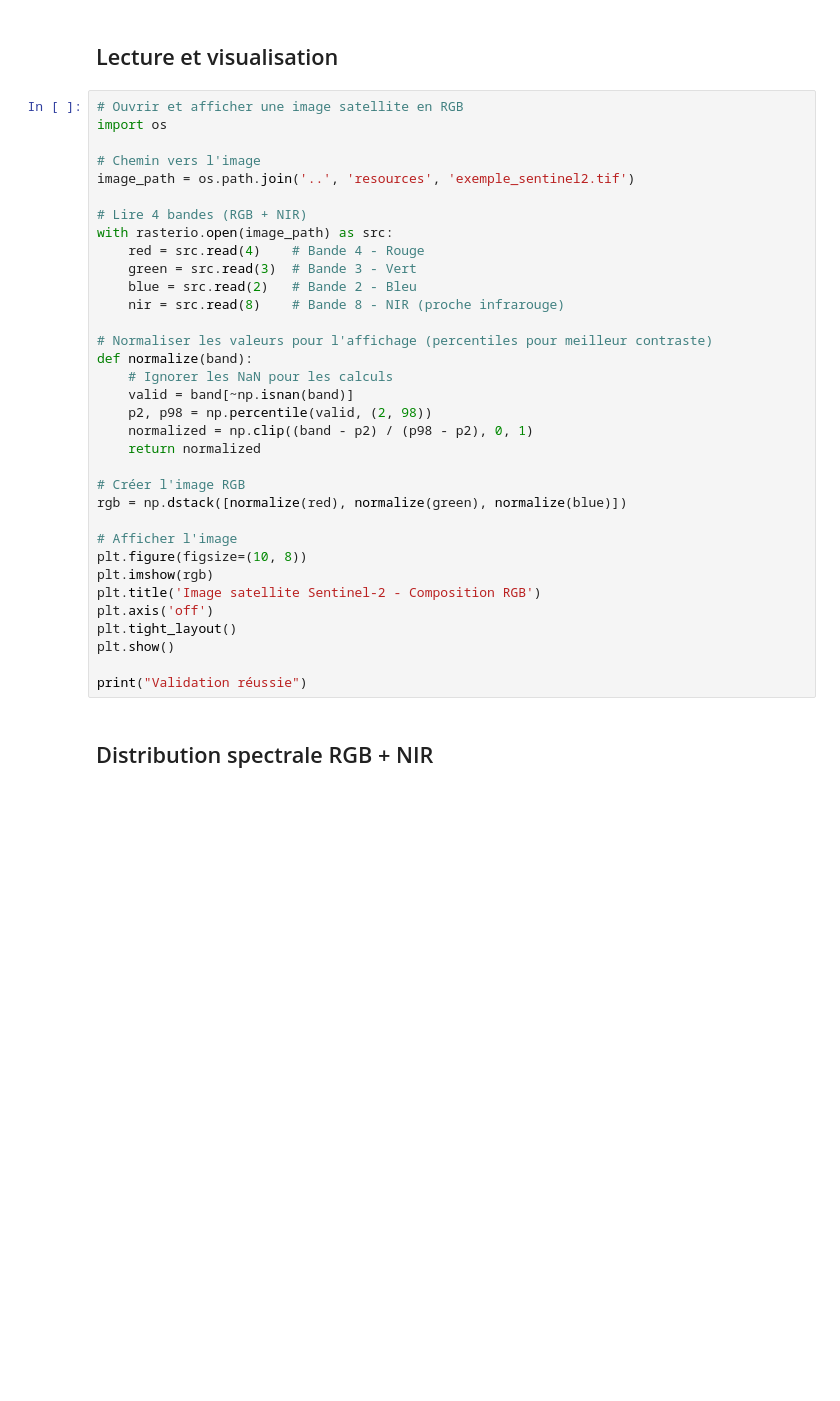
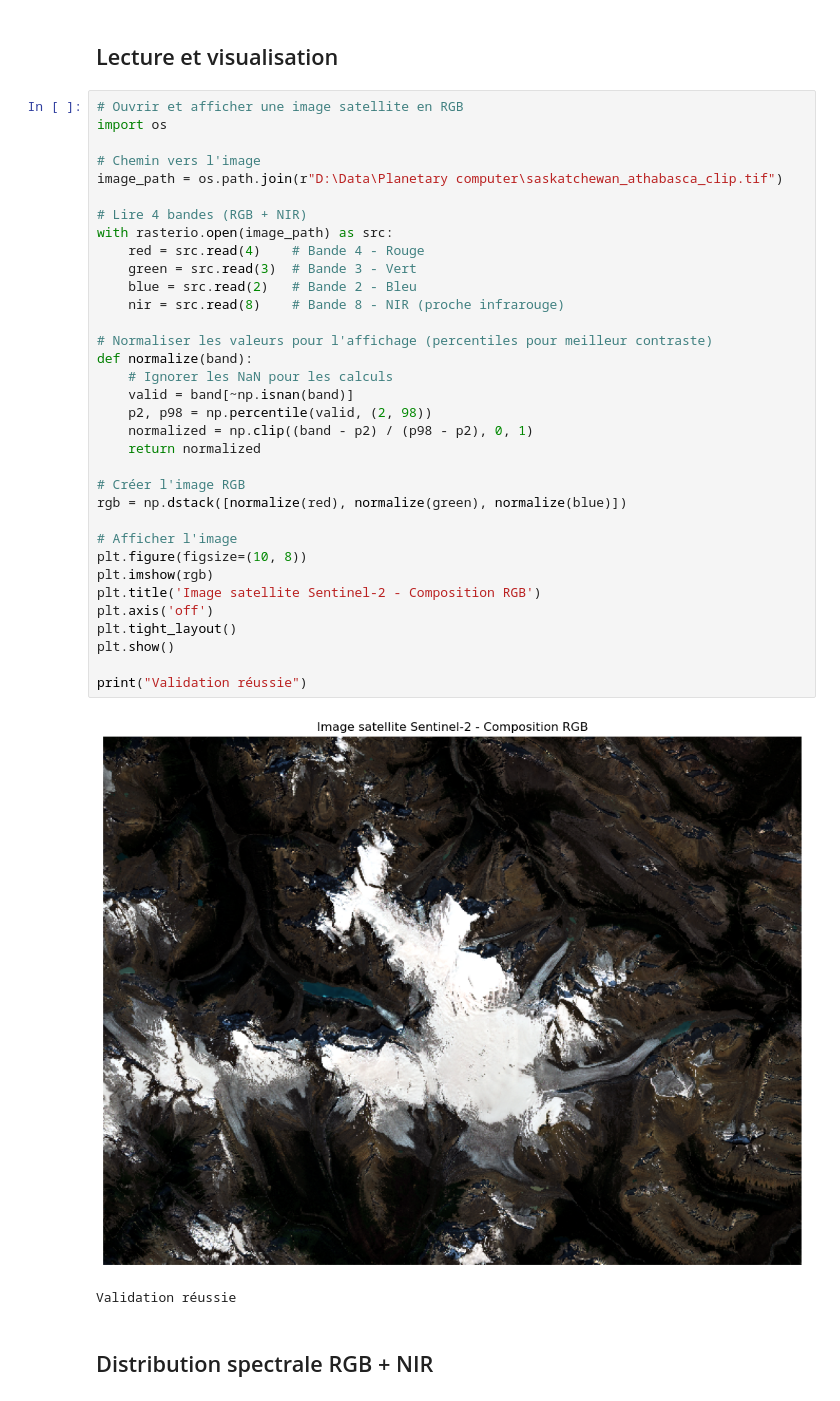
Before and after one commit to tofunori/numerilab-vscode-conda, a Jupyter notebook: exemples/01a-validation-rapide.ipynb, the cells around one changed output. Cells and saved outputs as stored; diff of their text form; blank space fills up the shorter version.

```diff
--- a/exemples/01a-validation-rapide.ipynb
+++ b/exemples/01a-validation-rapide.ipynb
@@ -31,35 +31,38 @@ Les librairies géospatiales sont installées
 import os
 
 # Chemin vers l'image
-image_path = os.path.join('..', 'resources', 'exemple_sentinel2.tif')
+image_path = os.path.join(r"D:\Data\Planetary computer\saskatchewan_athabasca_clip.tif")
 
 # Lire 4 bandes (RGB + NIR)
 with rasterio.open(image_path) as src:
     red = src.read(4)    # Bande 4 - Rouge
     green = src.read(3)  # Bande 3 - Vert
     blue = src.read(2)   # Bande 2 - Bleu
     nir = src.read(8)    # Bande 8 - NIR (proche infrarouge)
 
 # Normaliser les valeurs pour l'affichage (percentiles pour meilleur contraste)
 def normalize(band):
     # Ignorer les NaN pour les calculs
     valid = band[~np.isnan(band)]
     p2, p98 = np.percentile(valid, (2, 98))
     normalized = np.clip((band - p2) / (p98 - p2), 0, 1)
     return normalized
 
 # Créer l'image RGB
 rgb = np.dstack([normalize(red), normalize(green), normalize(blue)])
 
 # Afficher l'image
 plt.figure(figsize=(10, 8))
 plt.imshow(rgb)
 plt.title('Image satellite Sentinel-2 - Composition RGB')
 plt.axis('off')
 plt.tight_layout()
 plt.show()
 
 print("Validation réussie")
+# %% [output]
+[figure, added]
+Validation réussie
 # %% [markdown]
 ## Distribution spectrale RGB + NIR
 # %%
```
Also changed, not shown: parts of 4 cells of this notebook.
